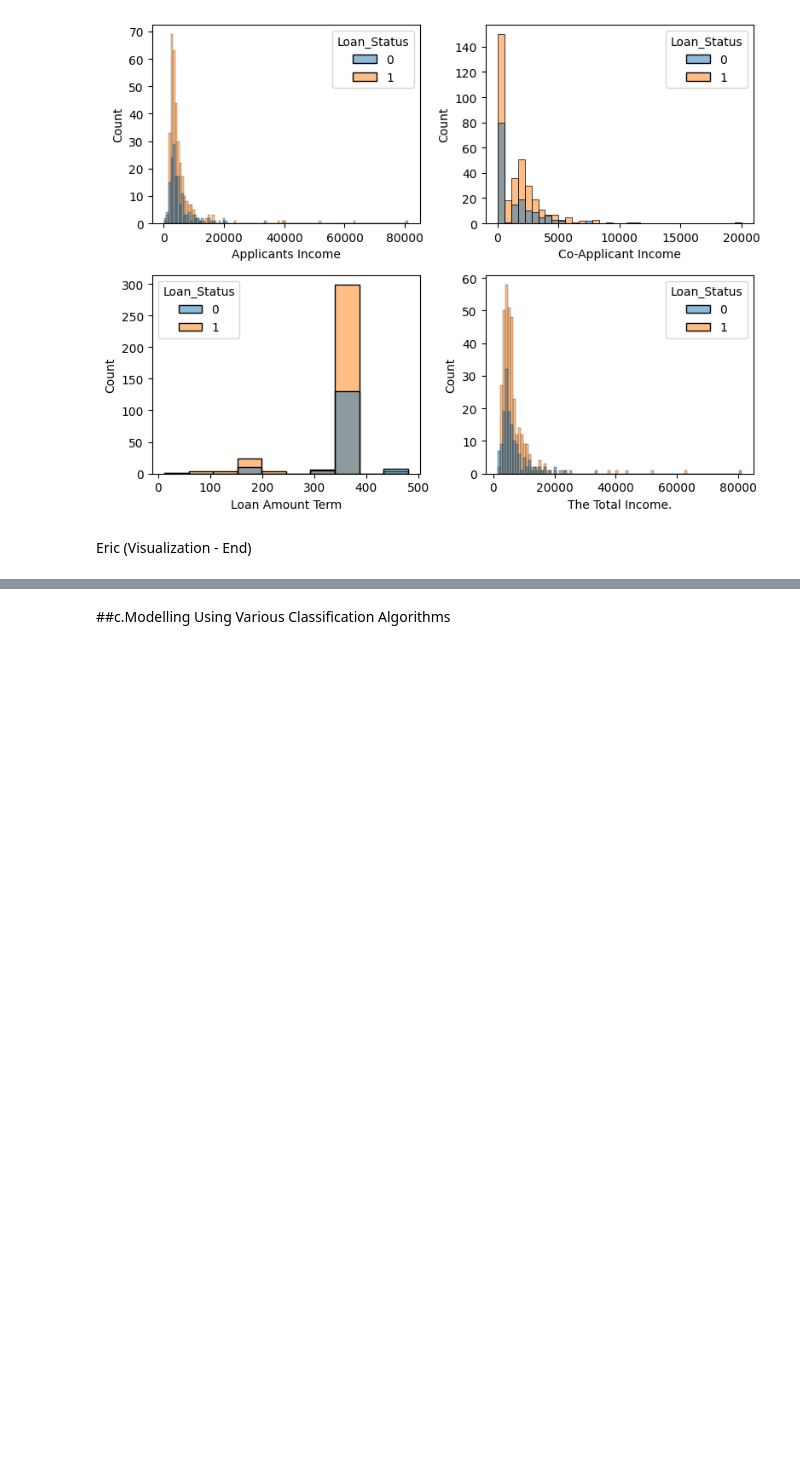
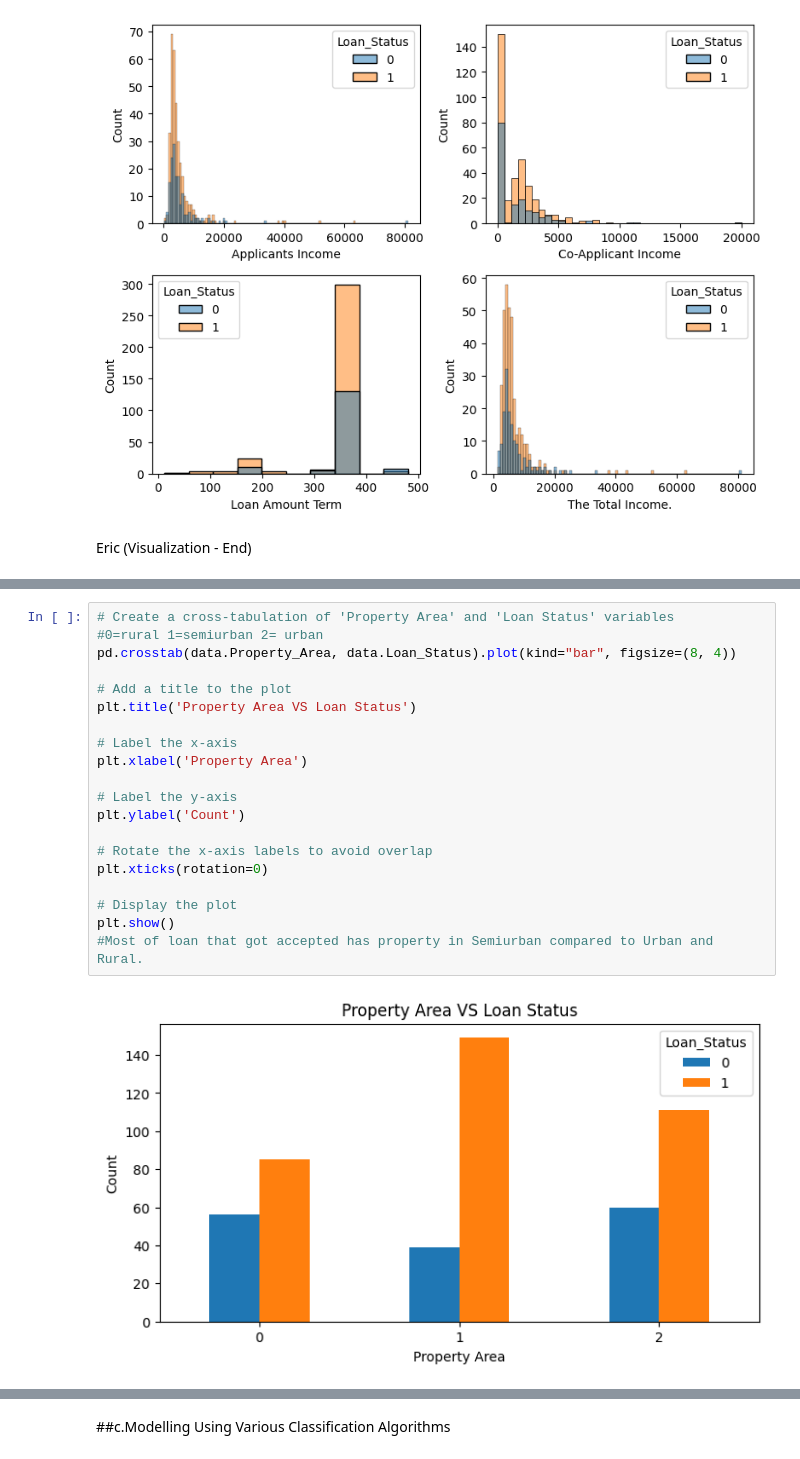
Before and after one commit to Git-Hub-Collaboration/MSC-Collaboration-V1, a Jupyter notebook: Datascience_Loan_Prediction.ipynb, the cells around one changed output, grey strips where cells are left out. Drawn from its saved outputs; the diff is of its cells as text; blank space fills up the shorter version.

```diff
--- a/Datascience_Loan_Prediction.ipynb
+++ b/Datascience_Loan_Prediction.ipynb
@@ -310,0 +353,22 @@ Eric (Visualization - End)
+# %%
+# Create a cross-tabulation of 'Property Area' and 'Loan Status' variables
+#0=rural 1=semiurban 2= urban
+pd.crosstab(data.Property_Area, data.Loan_Status).plot(kind="bar", figsize=(8, 4))
+
+# Add a title to the plot
+plt.title('Property Area VS Loan Status')
+
+# Label the x-axis
+plt.xlabel('Property Area')
+
+# Label the y-axis
+plt.ylabel('Count')
+
+# Rotate the x-axis labels to avoid overlap
+plt.xticks(rotation=0)
+
+# Display the plot
+plt.show()
+#Most of loan that got accepted has property in Semiurban compared to Urban and Rural.
+# %% [output]
+[figure, added]
```
Also changed, not shown: parts of 13 cells of this notebook.
